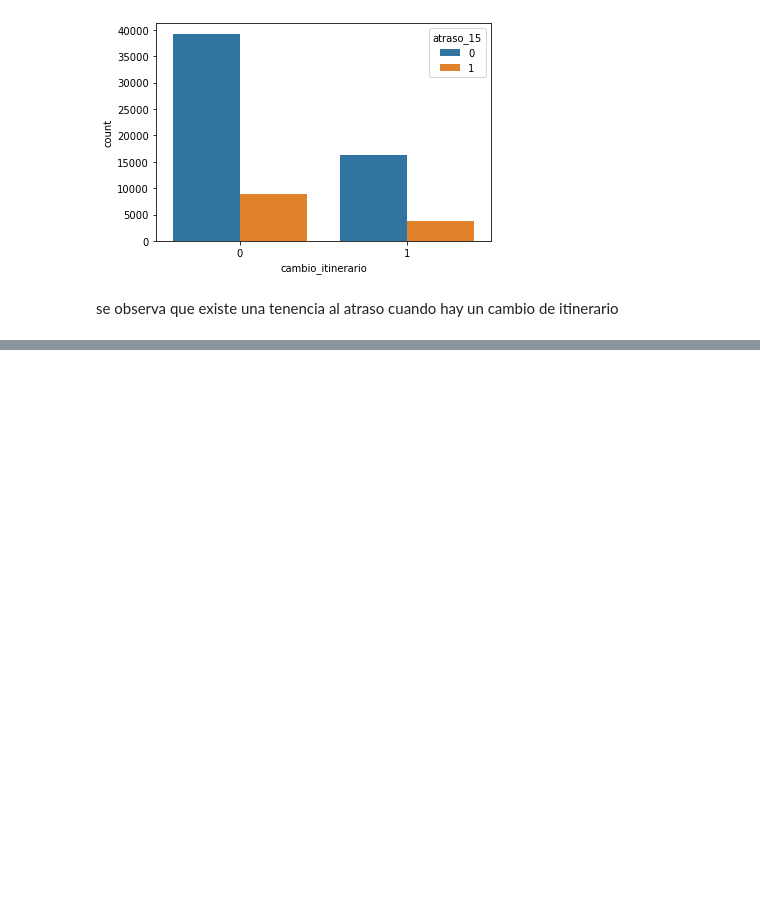
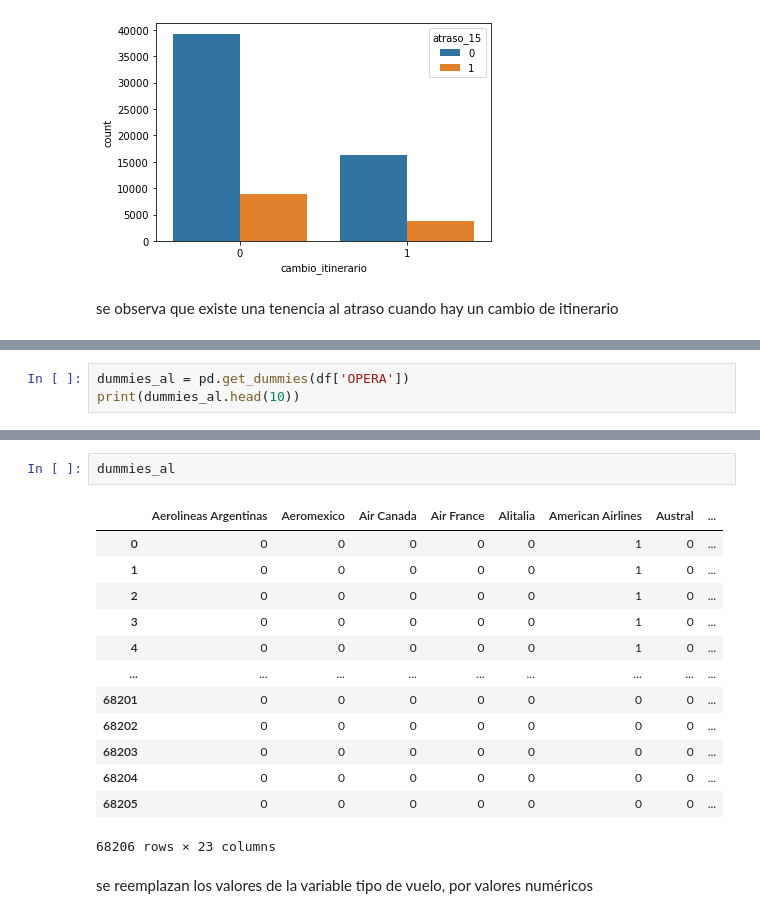
Before and after one commit to fabrizziosv91/Desafio_Latam, a Jupyter notebook: Solution.ipynb, the cells around one changed output, grey strips where cells are left out. Cells and saved outputs as stored; diff of their text form; blank space fills up the shorter version.

```diff
--- a/Solution.ipynb
+++ b/Solution.ipynb
@@ -589,0 +594,3 @@ se observa que existe una tenencia al atraso cuando hay un cambio de itinerario
+# %%
+dummies_al = pd.get_dummies(df['OPERA'])
+print(dummies_al.head(10))
@@ -589,0 +615,18 @@ se observa que existe una tenencia al atraso cuando hay un cambio de itinerario
+# %%
+dummies_al
+# %% [output]
+|  | Aerolineas Argentinas | Aeromexico | Air Canada | Air France | Alitalia | American Airlines | Austral | ... |
+| 0 | 0 | 0 | 0 | 0 | 0 | 1 | 0 | ... |
+| 1 | 0 | 0 | 0 | 0 | 0 | 1 | 0 | ... |
+| 2 | 0 | 0 | 0 | 0 | 0 | 1 | 0 | ... |
+| 3 | 0 | 0 | 0 | 0 | 0 | 1 | 0 | ... |
+| 4 | 0 | 0 | 0 | 0 | 0 | 1 | 0 | ... |
+| ... | ... | ... | ... | ... | ... | ... | ... | ... |
+| 68201 | 0 | 0 | 0 | 0 | 0 | 0 | 0 | ... |
+| 68202 | 0 | 0 | 0 | 0 | 0 | 0 | 0 | ... |
+| 68203 | 0 | 0 | 0 | 0 | 0 | 0 | 0 | ... |
+| 68204 | 0 | 0 | 0 | 0 | 0 | 0 | 0 | ... |
+| 68205 | 0 | 0 | 0 | 0 | 0 | 0 | 0 | ... |
+68206 rows × 23 columns
+# %% [markdown]
+se reemplazan los valores de la variable tipo de vuelo, por valores numéricos
```
Also changed, not shown: parts of 15 cells of this notebook.
